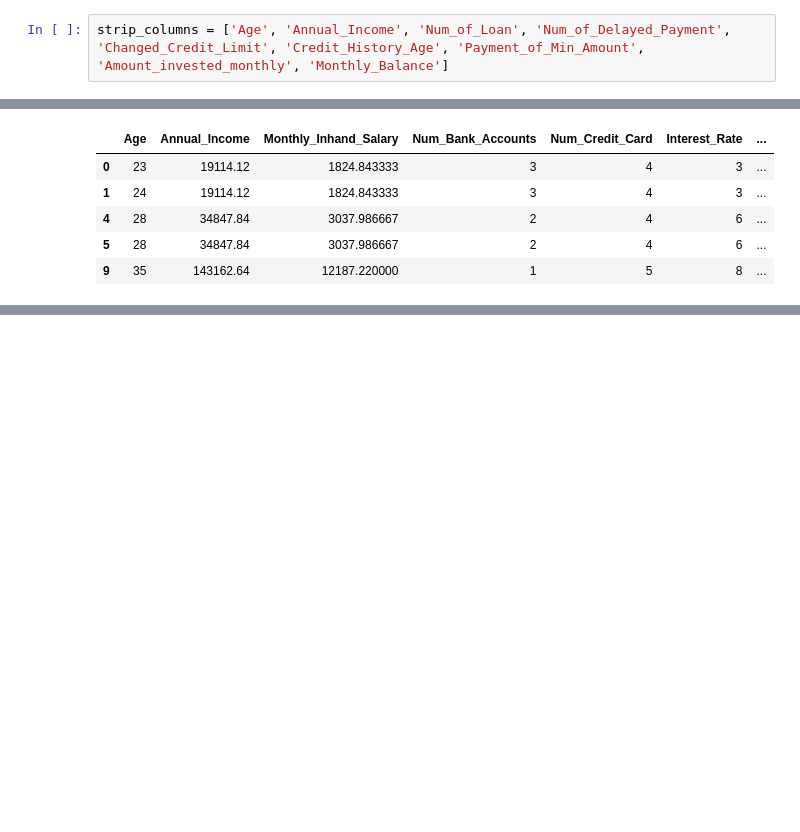
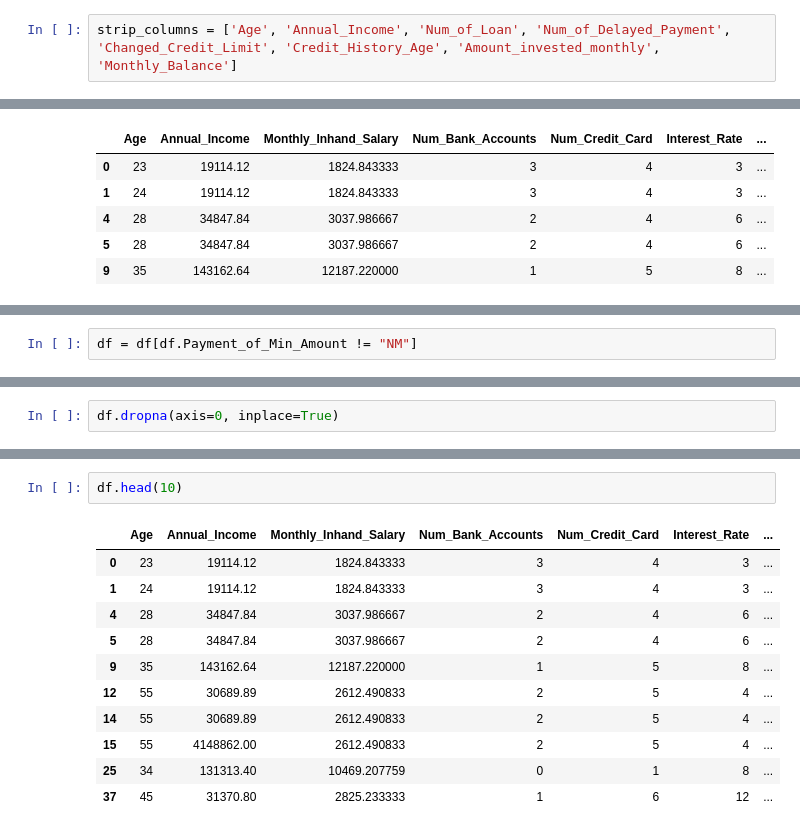
Before and after one commit to wessware/Credit_Risk_Analysis, a Jupyter notebook: credit_score_1.ipynb, the cells around one changed output, grey strips where cells are left out. Drawn from its saved outputs; the diff is of its cells as text; blank space fills up the shorter version.

Commit message:
Finalized data cleaning operation for three additional columns that had foreing values

```diff
--- a/credit_score_1.ipynb
+++ b/credit_score_1.ipynb
@@ -241,7 +179,7 @@ Payment_Behaviour            object
 Monthly_Balance              object
 dtype: object
 # %%
-strip_columns = ['Age', 'Annual_Income', 'Num_of_Loan', 'Num_of_Delayed_Payment', 'Changed_Credit_Limit', 'Credit_History_Age', 'Payment_of_Min_Amount', 'Amount_invested_monthly', 'Monthly_Balance']
+strip_columns = ['Age', 'Annual_Income', 'Num_of_Loan', 'Num_of_Delayed_Payment', 'Changed_Credit_Limit', 'Credit_History_Age', 'Amount_invested_monthly', 'Monthly_Balance']
 # %%
 df[strip_columns] = df[strip_columns].replace(r'[^0-9.]', '', regex=True)
 # %%
@@ -366,0 +317,2 @@ df.head()
+# %%
+df = df[df.Payment_of_Min_Amount != "NM"]
@@ -366,0 +366,2 @@ df.head()
+# %%
+df.dropna(axis=0, inplace=True)
@@ -366,0 +400,14 @@ df.head()
+# %%
+df.head(10)
+# %% [output]
+|  | Age | Annual_Income | Monthly_Inhand_Salary | Num_Bank_Accounts | Num_Credit_Card | Interest_Rate | ... |
+| 0 | 23 | 19114.12 | 1824.843333 | 3 | 4 | 3 | ... |
+| 1 | 24 | 19114.12 | 1824.843333 | 3 | 4 | 3 | ... |
+| 4 | 28 | 34847.84 | 3037.986667 | 2 | 4 | 6 | ... |
+| 5 | 28 | 34847.84 | 3037.986667 | 2 | 4 | 6 | ... |
+| 9 | 35 | 143162.64 | 12187.220000 | 1 | 5 | 8 | ... |
+| 12 | 55 | 30689.89 | 2612.490833 | 2 | 5 | 4 | ... |
+| 14 | 55 | 30689.89 | 2612.490833 | 2 | 5 | 4 | ... |
+| 15 | 55 | 4148862.00 | 2612.490833 | 2 | 5 | 4 | ... |
+| 25 | 34 | 131313.40 | 10469.207759 | 0 | 1 | 8 | ... |
+| 37 | 45 | 31370.80 | 2825.233333 | 1 | 6 | 12 | ... |
```
Also changed, not shown: parts of 20 cells of this notebook.
